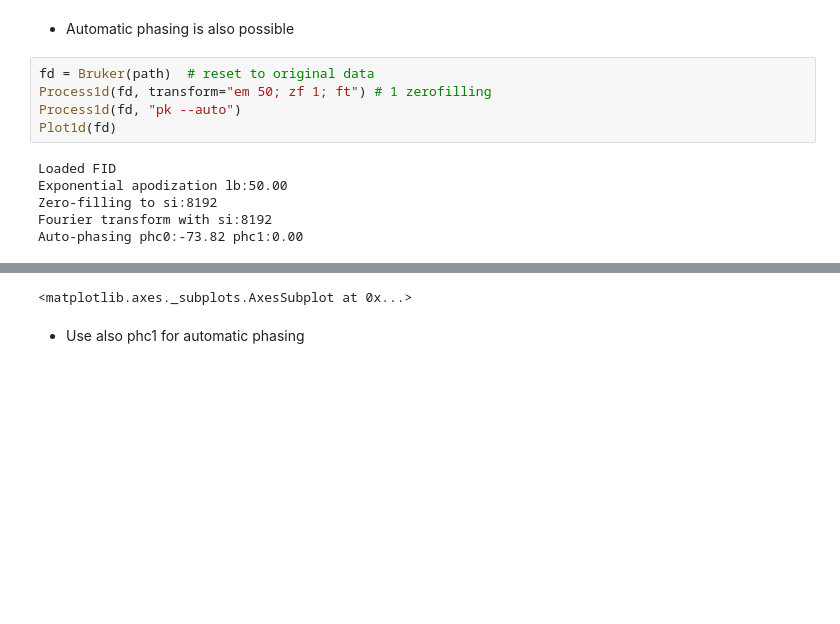
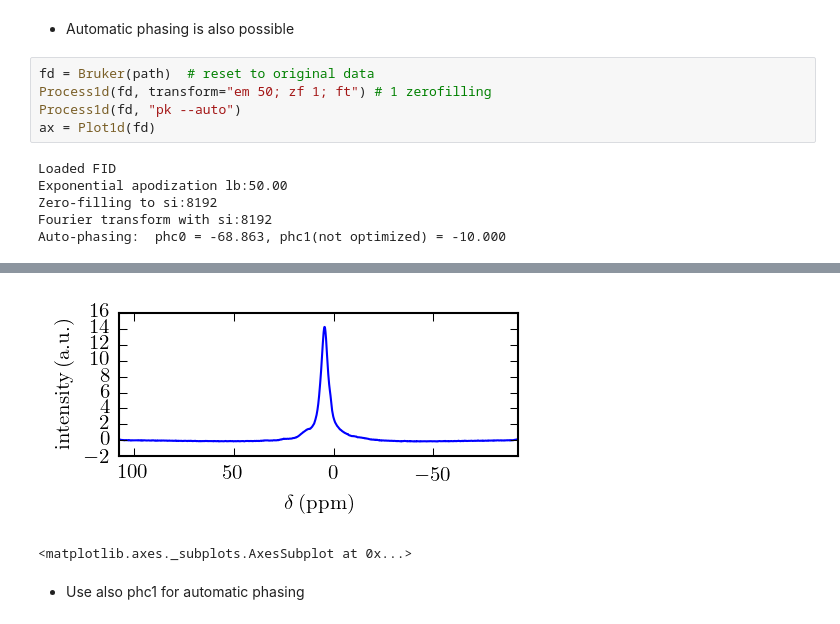
Before and after one commit to fernandezc/masai, a Jupyter notebook: ipython_nmr.ipynb, the cells around one changed output, grey strips where cells are left out. Cells and saved outputs as stored; diff of their text form; blank space fills up the shorter version.

```diff
--- a/ipython_nmr.ipynb
+++ b/ipython_nmr.ipynb
@@ -176,10 +182,10 @@ optional arguments:
 fd = Bruker(path)  # reset to original data
 Process1d(fd, transform="em 50; zf 1; ft") # 1 zerofilling
 Process1d(fd, "pk --auto")
-Plot1d(fd)
+ax = Plot1d(fd)
 # %% [output]
 Loaded FID
 Exponential apodization lb:50.00
 Zero-filling to si:8192
 Fourier transform with si:8192
-Auto-phasing phc0:-73.82 phc1:0.00
+Auto-phasing:  phc0 = -68.863, phc1(not optimized) = -10.000
@@ -188,3 +192,4 @@ Auto-phasing phc0:-73.82 phc1:0.00
+[figure, added]
 <matplotlib.axes._subplots.AxesSubplot at 0x...>
 # %% [markdown]
 * Use also phc1 for automatic phasing
```
Also changed, not shown: parts of 16 cells of this notebook, 7 other files.
